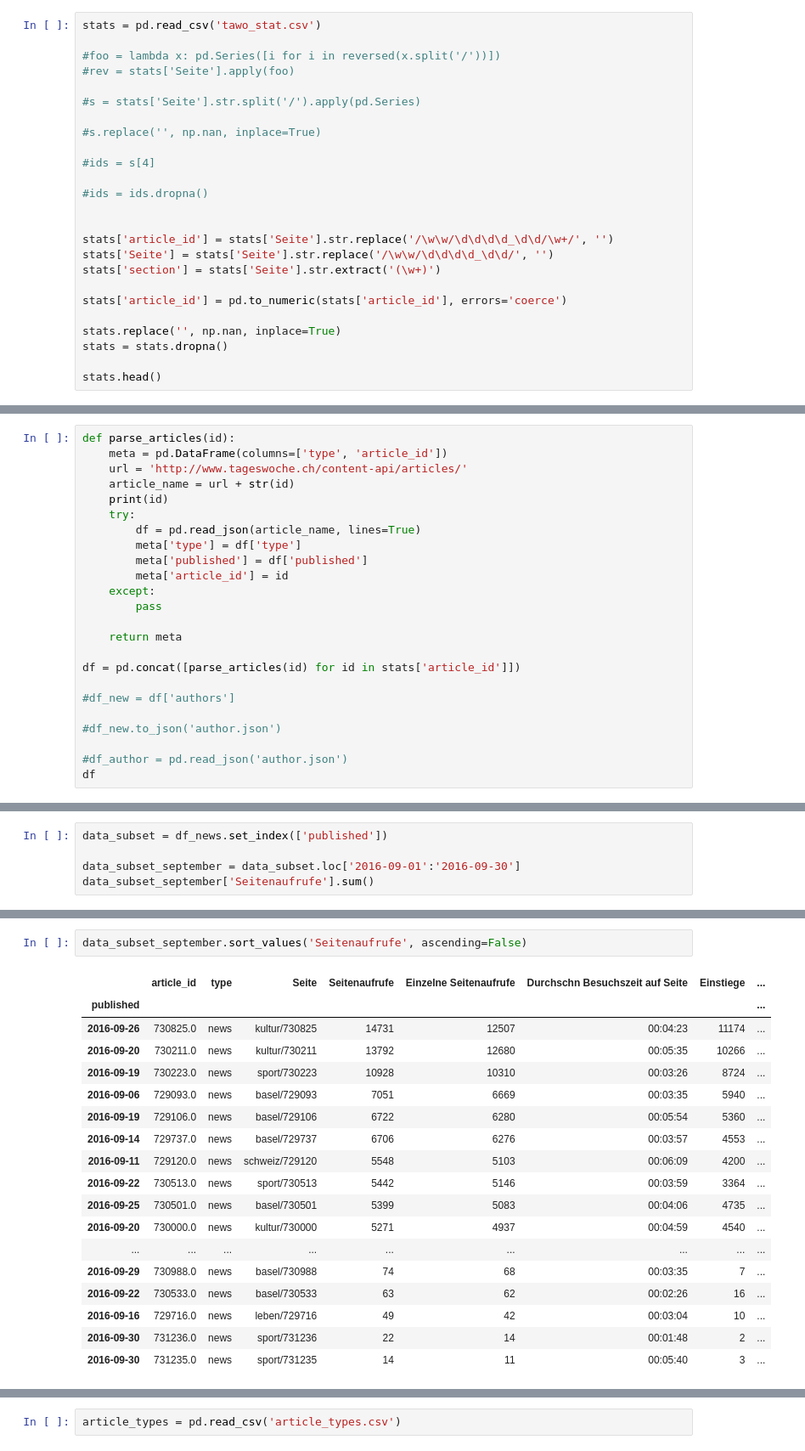
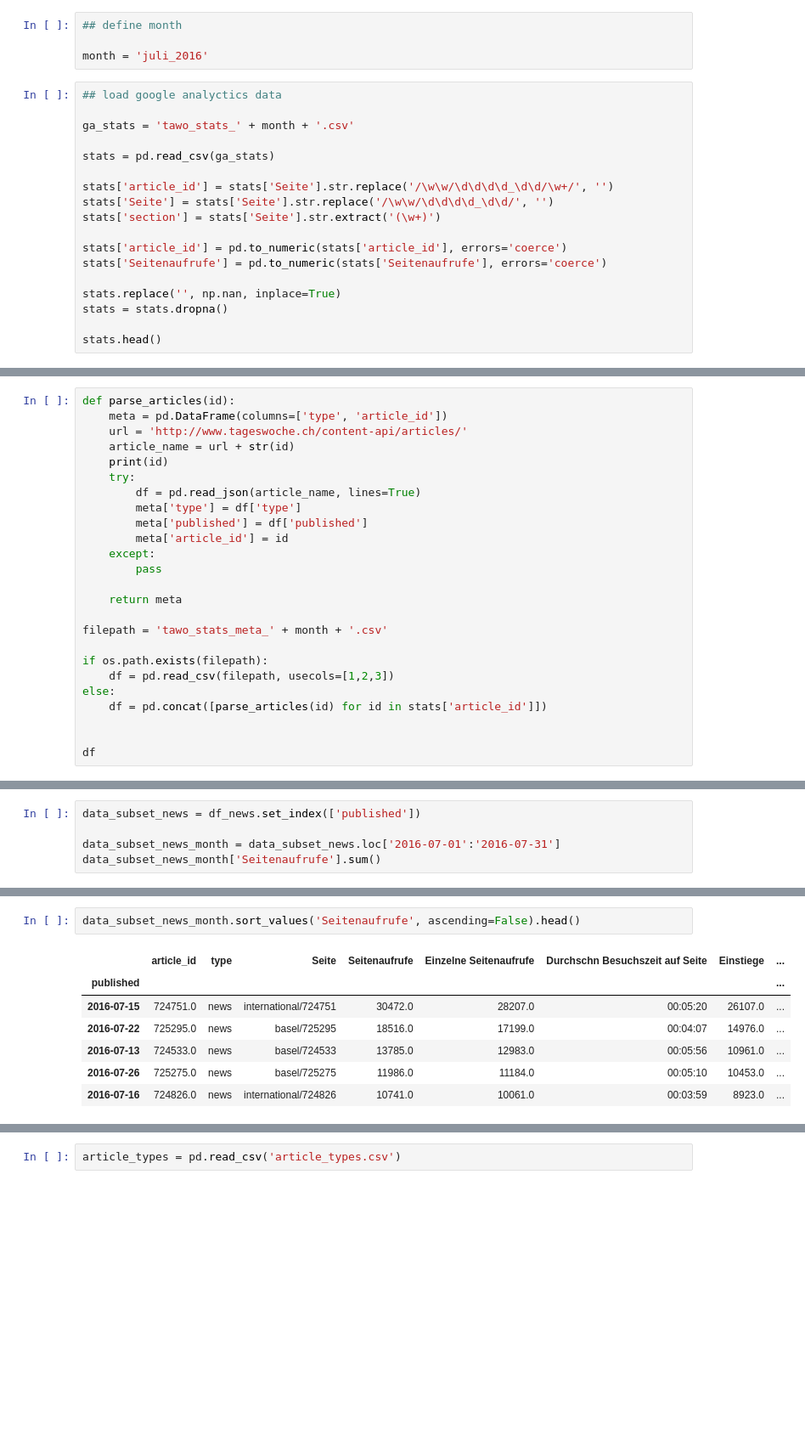
Before and after one commit to TagesWoche/analytics, a Jupyter notebook: Analytics_API_scrape.ipynb, the cells around one changed output, grey strips where cells are left out. Shown at 85% size. Cells and saved outputs as stored; diff of their text form; blank space fills up the shorter version.

Commit message:
monthly analysis for september, august and july

```diff
--- a/Analytics_API_scrape.ipynb
+++ b/Analytics_API_scrape.ipynb
@@ -17,26 +19,23 @@ from pandas.io.json import json_normalize
 
 InteractiveShell.ast_node_interactivity = "all"
 matplotlib.rcParams['svg.fonttype'] = 'none'
+# %%
+## define month
+
+month = 'juli_2016'
 # %%
-stats = pd.read_csv('tawo_stat.csv')
+## load google analyctics data
 
-#foo = lambda x: pd.Series([i for i in reversed(x.split('/'))])
-#rev = stats['Seite'].apply(foo)
+ga_stats = 'tawo_stats_' + month + '.csv'
 
-#s = stats['Seite'].str.split('/').apply(pd.Series)
-
-#s.replace('', np.nan, inplace=True)
-
-#ids = s[4]
-
-#ids = ids.dropna()
-
+stats = pd.read_csv(ga_stats)
 
 stats['article_id'] = stats['Seite'].str.replace('/\w\w/\d\d\d\d_\d\d/\w+/', '')
 stats['Seite'] = stats['Seite'].str.replace('/\w\w/\d\d\d\d_\d\d/', '')
 stats['section'] = stats['Seite'].str.extract('(\w+)')
 
 stats['article_id'] = pd.to_numeric(stats['article_id'], errors='coerce')
+stats['Seitenaufrufe'] = pd.to_numeric(stats['Seitenaufrufe'], errors='coerce')
 
 stats.replace('', np.nan, inplace=True)
 stats = stats.dropna()
@@ -65,12 +64,13 @@ def parse_articles(id):
 
     return meta
 
-df = pd.concat([parse_articles(id) for id in stats['article_id']])
+filepath = 'tawo_stats_meta_' + month + '.csv'
 
-#df_new = df['authors']
+if os.path.exists(filepath):
+    df = pd.read_csv(filepath, usecols=[1,2,3])
+else:
+    df = pd.concat([parse_articles(id) for id in stats['article_id']])
 
-#df_new.to_json('author.json')
 
-#df_author = pd.read_json('author.json')
 df
 # %% [output]
@@ -190,6 +194,6 @@ df_news['Seitenaufrufe'].sum()
 # %%
-data_subset = df_news.set_index(['published'])
+data_subset_news = df_news.set_index(['published'])
 
-data_subset_september = data_subset.loc['2016-09-01':'2016-09-30']
-data_subset_september['Seitenaufrufe'].sum()
+data_subset_news_month = data_subset_news.loc['2016-07-01':'2016-07-31']
+data_subset_news_month['Seitenaufrufe'].sum()
 # %% [output]
@@ -197,21 +201,10 @@ data_subset_september['Seitenaufrufe'].sum()
 # %%
-data_subset_september.sort_values('Seitenaufrufe', ascending=False)
+data_subset_news_month.sort_values('Seitenaufrufe', ascending=False).head()
 # %% [output]
 |  | article_id | type | Seite | Seitenaufrufe | Einzelne Seitenaufrufe | Durchschn Besuchszeit auf Seite | Einstiege | ... |
 | published |  |  |  |  |  |  |  | ... |
-| 2016-09-26 | 730825.0 | news | kultur/730825 | 14731 | 12507 | 00:04:23 | 11174 | ... |
-| 2016-09-20 | 730211.0 | news | kultur/730211 | 13792 | 12680 | 00:05:35 | 10266 | ... |
-| 2016-09-19 | 730223.0 | news | sport/730223 | 10928 | 10310 | 00:03:26 | 8724 | ... |
-| 2016-09-06 | 729093.0 | news | basel/729093 | 7051 | 6669 | 00:03:35 | 5940 | ... |
-| 2016-09-19 | 729106.0 | news | basel/729106 | 6722 | 6280 | 00:05:54 | 5360 | ... |
-| 2016-09-14 | 729737.0 | news | basel/729737 | 6706 | 6276 | 00:03:57 | 4553 | ... |
-| 2016-09-11 | 729120.0 | news | schweiz/729120 | 5548 | 5103 | 00:06:09 | 4200 | ... |
-| 2016-09-22 | 730513.0 | news | sport/730513 | 5442 | 5146 | 00:03:59 | 3364 | ... |
-| 2016-09-25 | 730501.0 | news | basel/730501 | 5399 | 5083 | 00:04:06 | 4735 | ... |
-| 2016-09-20 | 730000.0 | news | kultur/730000 | 5271 | 4937 | 00:04:59 | 4540 | ... |
-| ... | ... | ... | ... | ... | ... | ... | ... | ... |
-| 2016-09-29 | 730988.0 | news | basel/730988 | 74 | 68 | 00:03:35 | 7 | ... |
-| 2016-09-22 | 730533.0 | news | basel/730533 | 63 | 62 | 00:02:26 | 16 | ... |
-| 2016-09-16 | 729716.0 | news | leben/729716 | 49 | 42 | 00:03:04 | 10 | ... |
-| 2016-09-30 | 731236.0 | news | sport/731236 | 22 | 14 | 00:01:48 | 2 | ... |
-| 2016-09-30 | 731235.0 | news | sport/731235 | 14 | 11 | 00:05:40 | 3 | ... |
+| 2016-07-15 | 724751.0 | news | international/724751 | 30472.0 | 28207.0 | 00:05:20 | 26107.0 | ... |
+| 2016-07-22 | 725295.0 | news | basel/725295 | 18516.0 | 17199.0 | 00:04:07 | 14976.0 | ... |
+| 2016-07-13 | 724533.0 | news | basel/724533 | 13785.0 | 12983.0 | 00:05:56 | 10961.0 | ... |
+| 2016-07-26 | 725275.0 | news | basel/725275 | 11986.0 | 11184.0 | 00:05:10 | 10453.0 | ... |
+| 2016-07-16 | 724826.0 | news | international/724826 | 10741.0 | 10061.0 | 00:03:59 | 8923.0 | ... |
```
Also changed, not shown: parts of 31 cells of this notebook, 15 other files.
